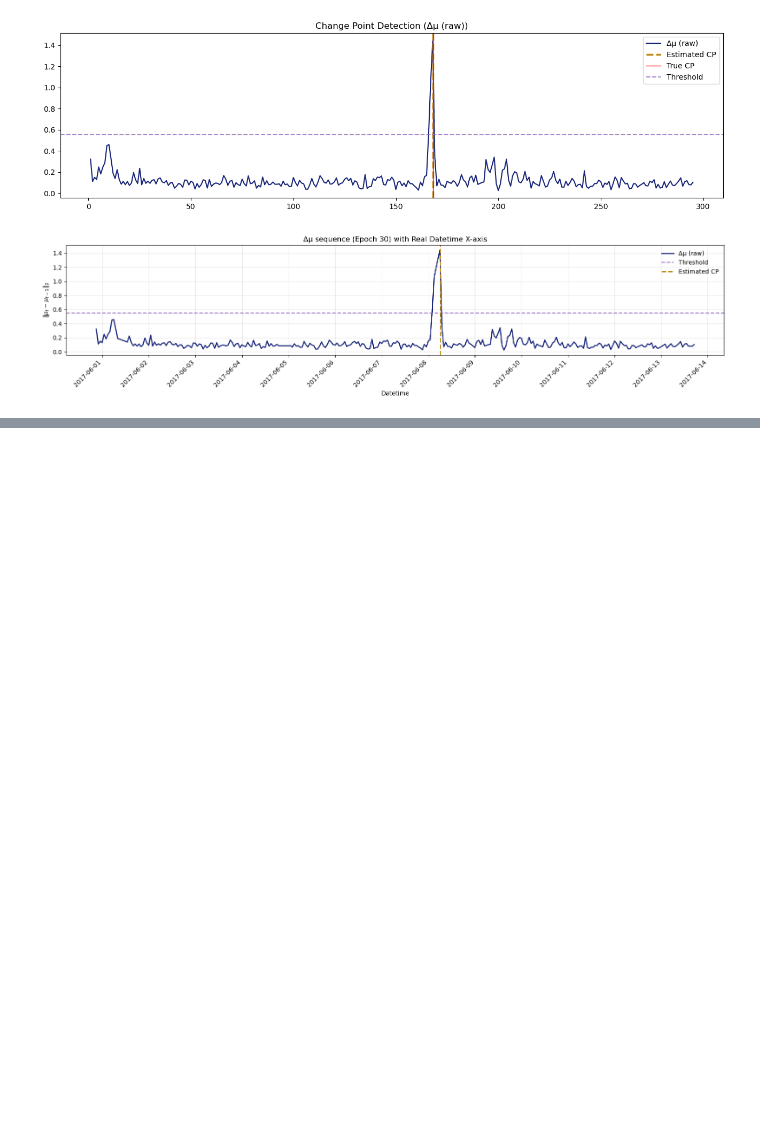
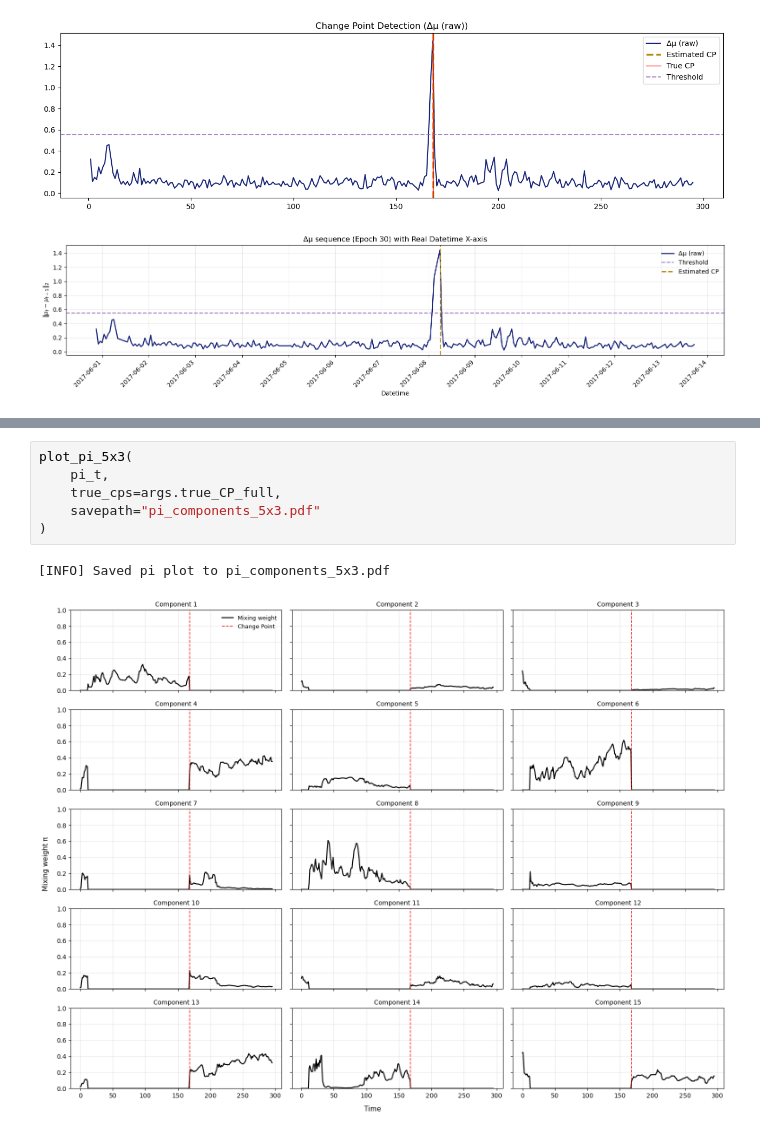
Before and after one commit to allenkei/CPD_FlowCytometry, a Jupyter notebook: sims_py/Applications.ipynb, the cells around one changed output, grey strips where cells are left out. Cells and saved outputs as stored; diff of their text form; blank space fills up the shorter version.

```diff
--- a/sims_py/Applications.ipynb
+++ b/sims_py/Applications.ipynb
@@ -355,0 +573,9 @@ est_CP
+# %%
+plot_pi_5x3(
+    pi_t,
+    true_cps=args.true_CP_full,
+    savepath="pi_components_5x3.pdf"
+)
+# %% [output]
+[INFO] Saved pi plot to pi_components_5x3.pdf
+[figure, added]
```
Also changed, not shown: parts of 6 cells of this notebook, 11 other files.
